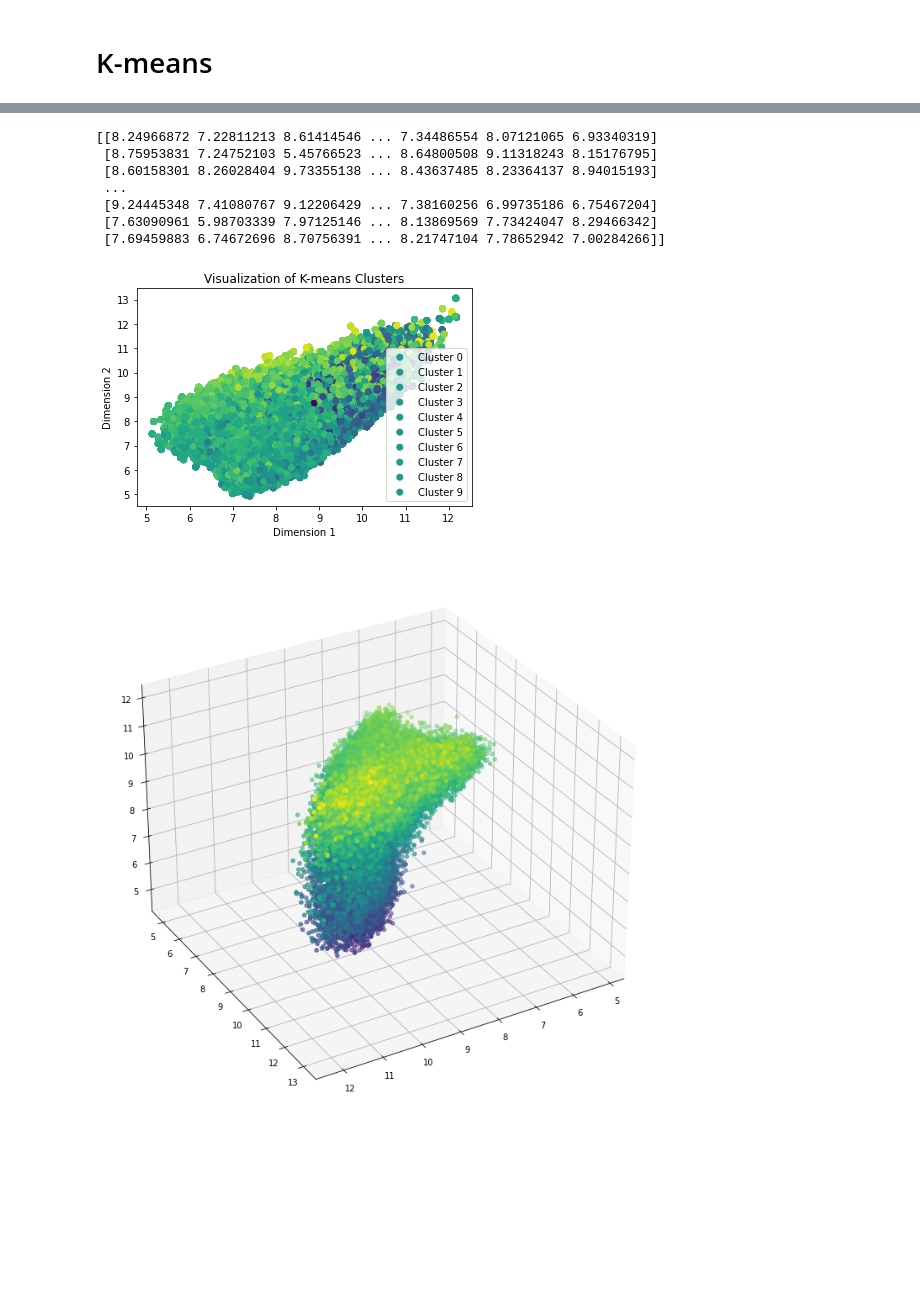
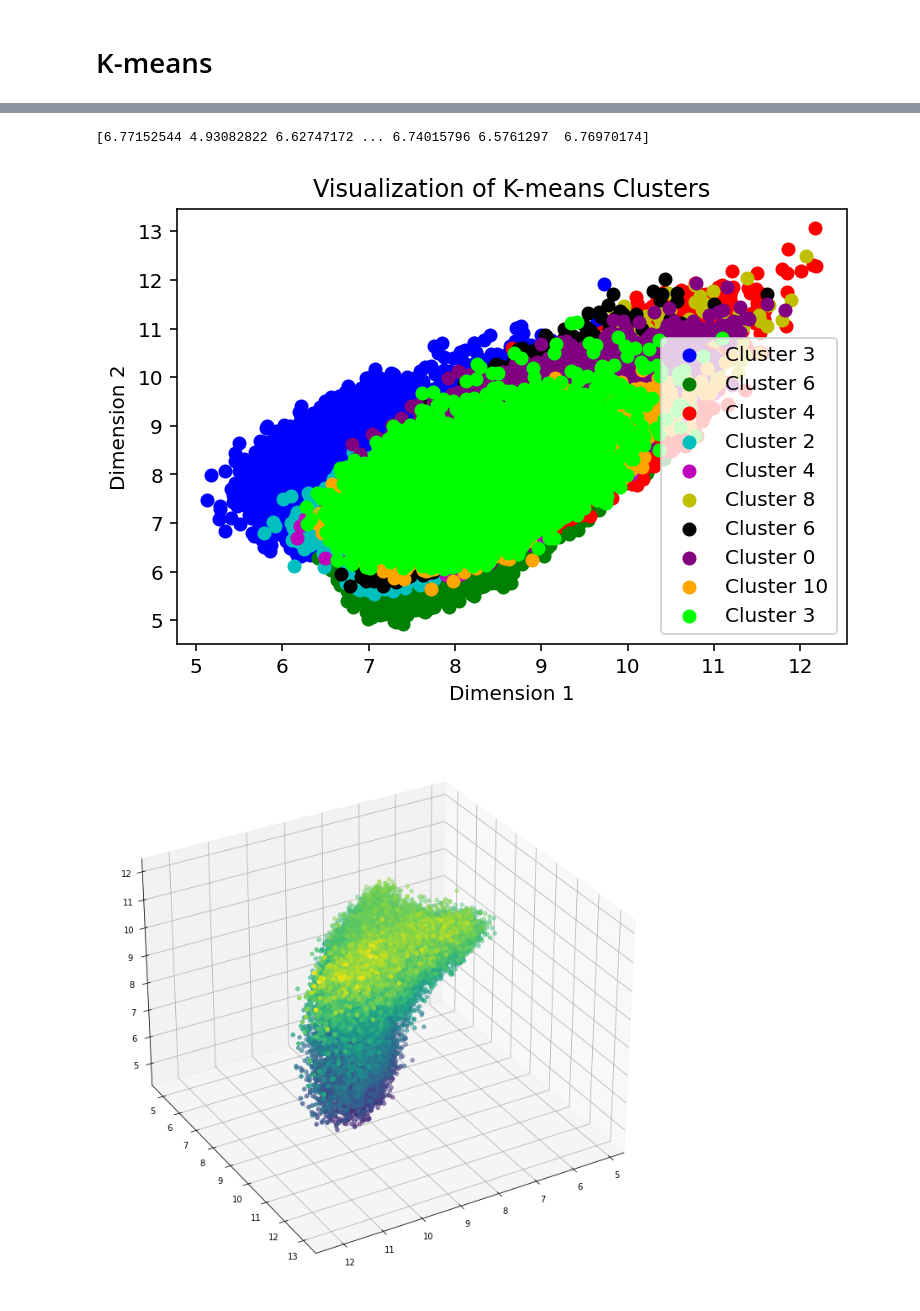
Before and after one commit to hakim-saghir/UnsupervisedML, a Jupyter notebook: kmeans.ipynb, the cells around one changed output, grey strips where cells are left out. Cells and saved outputs as stored; diff of their text form; code cells hidden in the pictures; blank space fills up the shorter version.

```diff
--- a/kmeans.ipynb
+++ b/kmeans.ipynb
@@ -11,7 +14,6 @@ import numpy as np
 # %%
 (x_train, y_train),(x_test, y_test) = mnist.load_data()
 # %%
-
 @njit
 def initialize_centers(data, k):
     # Sélectionne k points aléatoires comme centres initiaux
@@ -70,14 +72,6 @@ def kmeans_star(data, k, max_iterations=100):
     return clusters, centers
 
 n_clusters = 10
-data = x_train.reshape(-1, 28*28).astype(float)/255.0
-
-clusters, centers = kmeans_star(data, n_clusters, max_iterations=100)
-
-plt.figure(figsize=(8, 6))
-colors = ['b', 'g', 'r', 'c', 'm', 'y', 'k', 'purple', 'orange', 'lime']
-
-# for i in range(n_clusters):
-#     cluster_data = data[clusters == i]
-#     plt.scatter(cluster_data[:,0], cluster_data[:,1], c=colors[i], label=f'Cluster {i}')
+x_train_normalized = x_train.reshape(-1, 28*28).astype(float)
+clusters, centers = kmeans_star(x_train_normalized, n_clusters, max_iterations=10)
 # %% [output]
@@ -102,4 +87,0 @@ Iteration 85: 0.8619897365570068 seconds
-# %%
-list_reduc = []
-for i in data :
-    list_reduc.append(np.linalg.norm(centers - i, axis=1))
@@ -109,0 +129,13 @@ print(len(list_reduc))
+# %%
+for n in range(n_clusters):
+    i = random.randint(0, 10)
+    cluster_points = list_reduc[clusters == n]
+
+# for i in range(60000):
+    plt.scatter(cluster_points[:, 0], cluster_points[:, 1], c=colors[n], label=f'Cluster {i}')
+
+plt.xlabel('Dimension 1')
+plt.ylabel('Dimension 2')
+plt.title('Visualization of K-means Clusters')
+plt.legend()
+plt.show()
@@ -112,10 +165,4 @@ list_reduc = np.array(list_reduc)
 # %%
 print(list_reduc)
 # %% [output]
-[[8.24966872 7.22811213 8.61414546 ... 7.34486554 8.07121065 6.93340319]
- [8.75953831 7.24752103 5.45766523 ... 8.64800508 9.11318243 8.15176795]
- [8.60158301 8.26028404 9.73355138 ... 8.43637485 8.23364137 8.94015193]
- ...
- [9.24445348 7.41080767 9.12206429 ... 7.38160256 6.99735186 6.75467204]
- [7.63090961 5.98703339 7.97125146 ... 8.13869569 7.73424047 8.29466342]
- [7.69459883 6.74672696 8.70756391 ... 8.21747104 7.78652942 7.00284266]]
+[6.77152544 4.93082822 6.62747172 ... 6.74015796 6.5761297  6.76970174]
@@ -122,15 +171,18 @@ print(list_reduc)
 # %%
-for i in range(n_clusters):
-    cluster_points = list_reduc[clusters == i]
-    plt.scatter(list_reduc[:, 0], list_reduc[:, 1], c=list_reduc[:,2], label=f'Cluster {i}')
+for n in range(n_clusters):
+    i = random.randint(0, 10)
+    cluster_points = list_reduc[clusters == n]
+
+# for i in range(60000):
+    plt.scatter(cluster_points[:, 0], cluster_points[:, 1], c=colors[n], label=f'Cluster {i}')
 
 plt.xlabel('Dimension 1')
 plt.ylabel('Dimension 2')
 plt.title('Visualization of K-means Clusters')
 plt.legend()
 plt.show()
 # %% [output]
-[figure, old version]
+[figure, new version]
 # %%
 fig = plt.figure(figsize=(12, 12))
 ax = fig.add_subplot(projection='3d')
```
Also changed, not shown: parts of 13 cells of this notebook, 2 other files.
